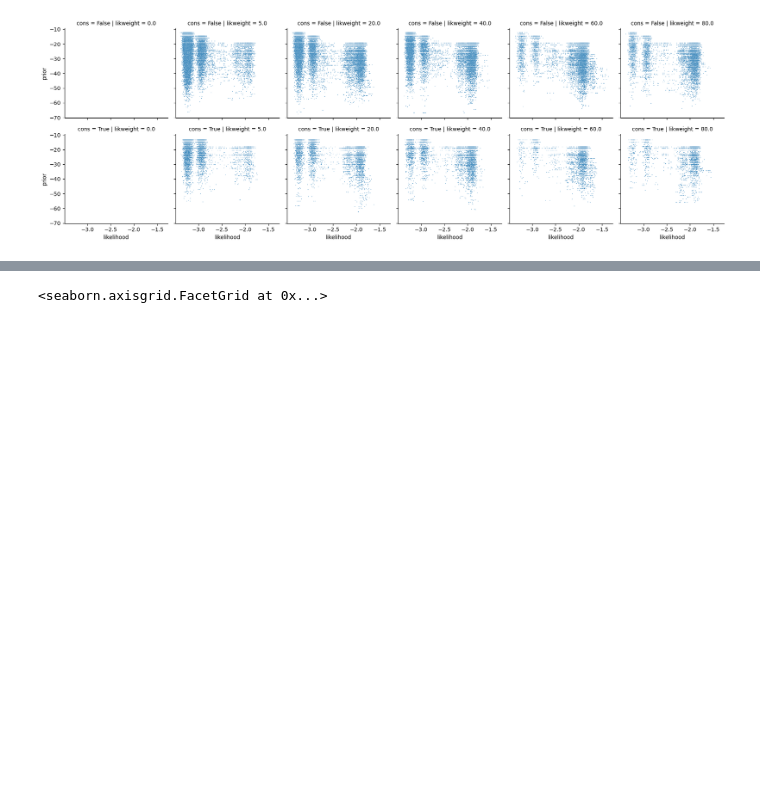
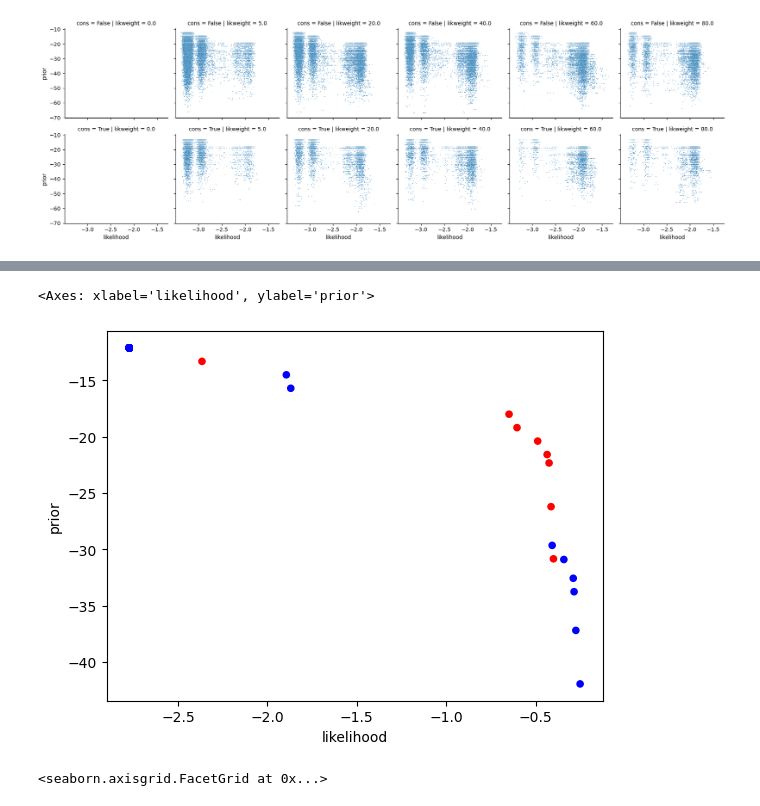
Before and after one commit to thelogicalgrammar/compositionalModes, a Jupyter notebook: analysis/quantifiers/analysis.ipynb, the cells around one changed output, grey strips where cells are left out. Saved outputs shown, nothing was run; the diff lists cells and outputs as text; code cells hidden in the pictures; blank space fills up the shorter version.

```diff
--- a/analysis/quantifiers/analysis.ipynb
+++ b/analysis/quantifiers/analysis.ipynb
@@ -365,5 +397,3 @@ fig = px.scatter(
     height=800
 )
 fig.write_html("interactive.html")
-# %%
-x = df.iloc[19123]
@@ -463,8 +468,0 @@ df.iloc[23]['hypothesis'].split('|')
-# %%
-hyp, x = commdata[23].split('||')
-pprint(hyp.split('|'))
-for i, y in enumerate(x.split('|')[:-1]):
-    index_split = y.find('};(') + 1
-    print(f"y: {y}")
-    tup = eval(y[:index_split])
-    out = [tup, y[index_split:]]
@@ -489,2 +469,3 @@ y: { (-10, 0), (-8, 0), (-7, 1), (-5, 1), (3, 0),  };( ( Q1 prime ) target )
 # %%
-points, indices = pareto_frontier(df[['likelihood', 'prior']].values)
+points, indices = pareto_frontier(df.reset_index(drop=True)[['likelihood', 'prior']].values)
+df_pareto = df.reset_index(drop=True).iloc[indices]
@@ -503,0 +472,10 @@ df.iloc[indices]
+# %%
+df_pareto.plot(
+    kind='scatter',
+    x='likelihood',
+    y='prior',
+    c=df_pareto['cons'].apply(lambda x: 'red' if x else 'blue'),
+)
+# %% [output]
+<Axes: xlabel='likelihood', ylabel='prior'>
+[figure, added]
```
Also changed, not shown: parts of 55 cells of this notebook, 5 other files.
